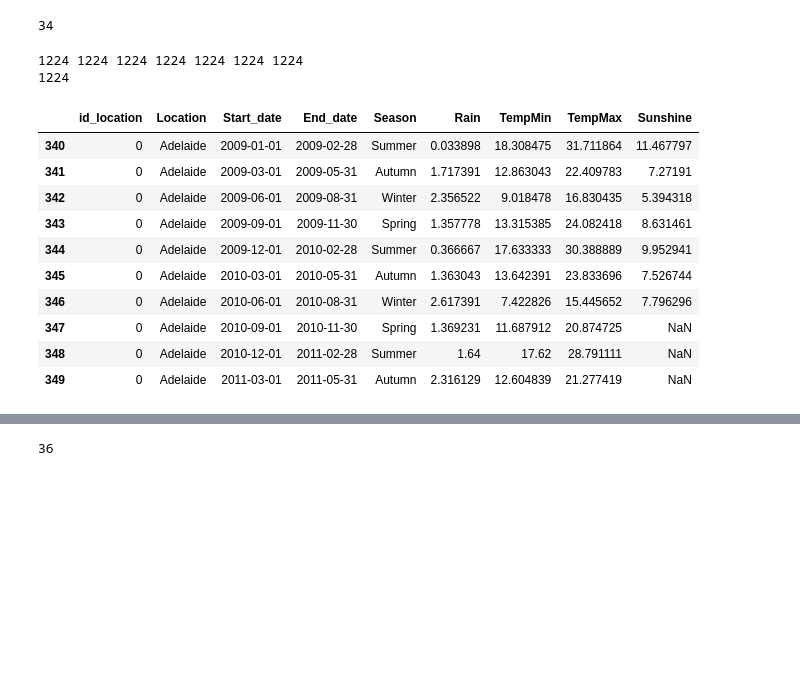
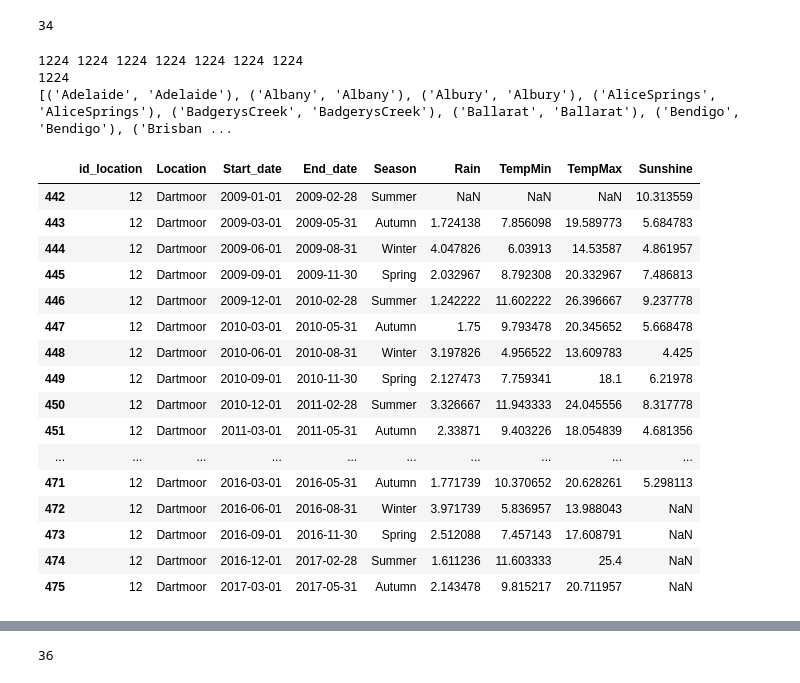
Before and after one commit to SnewZz/INFO-Y528-Info_vis_project, a Jupyter notebook: Preprocessing/project.ipynb, the cells around one changed output, grey strips where cells are left out. Saved outputs shown, nothing was run; the diff lists cells and outputs as text; code cells hidden in the pictures; blank space fills up the shorter version.

```diff
--- a/Preprocessing/project.ipynb
+++ b/Preprocessing/project.ipynb
@@ -505,6 +519,7 @@ for i in range(98):
 
 data = {'Location':cities,'Start_date':starts, 'End_date':ends,'Rain': rains, 'TempMin': t_min,'TempMax': t_max,'Sunshine':sunshine}
 df8_1 = pd.DataFrame(data)
+df8_1= df8_1.sort_values(by=['Location','Start_date'],ascending=True)
 
 for index,index_1 in zip(df8_1.index,df_Nan_alt.index):
     #print(index,df_Nan.loc[index_1,'NonNaN_Sunshine'])
@@ -658,27 +673,34 @@ for i in range(36):
 
 data = {'Location':cities,'Start_date':starts, 'End_date':ends, 'Season':seasons,'Rain': rains, 'TempMin': t_min,'TempMax': t_max,'Sunshine':sunshine}
 df8 = pd.DataFrame(data)
+df8 = df8.sort_values(by=['Location','Start_date'],ascending=True)
+
+c = []
+for index,index_1 in zip(df8.index,df_Nan.index):
+    if (df8.loc[index,'Location'],df_Nan.loc[index_1,'Location']) not in c:
+        c.append((df8.loc[index,'Location'],df_Nan.loc[index_1,'Location']))
+print(c)
 
 for index,index_1 in zip(df8.index,df_Nan.index):
     #print(index,df_Nan.loc[index_1,'NonNaN_Sunshine'])
     #print(df_Nan.loc[index_1,'NonNaN_t_min'])
-    if index == 0:
-        if df_Nan.loc[0,'NonNaN_Sunshine']/59 >= 0.5:
-            df8.loc[0,'Sunshine'] = df8.loc[0,'Sunshine']/df_Nan.loc[0,'NonNaN_Sunshine']
-        if df_Nan.loc[0,'NonNaN_Sunshine']/59 < 0.5:
-            df8.loc[0,'Sunshine'] = "NaN"
-        if df_Nan.loc[0,'NonNaN_rainfall']/59 >= 0.5:
-            df8.loc[0,'Rain'] = df8.loc[0,'Rain']/df_Nan.loc[0,'NonNaN_rainfall']
-        if df_Nan.loc[0,'NonNaN_rainfall']/59 < 0.5:
-            df8.loc[0,'Rain'] = "NaN"
-        if df_Nan.loc[0,'NonNaN_t_min']/59 >= 0.5:
-            df8.loc[0,'TempMin'] = df8.loc[0,'TempMin']/df_Nan.loc[0,'NonNaN_t_min']
-        if df_Nan.loc[0,'NonNaN_t_min']/59 < 0.5:
-            df8.loc[0,'TempMin'] = "NaN"
-        if df_Nan.loc[0,'NonNaN_t_max']/59 >= 0.5:
-            df8.loc[0,'TempMax'] = df8.loc[0,'TempMax']/df_Nan.loc[0,'NonNaN_t_max']
-        if df_Nan.loc[0,'NonNaN_t_max']/59 < 0.5:
-            df8.loc[0,'TempMax'] = "NaN"
+    if df8.loc[index,'Start_date'][:4] == "2009" and df8.loc[index,'Start_date'][5:7] == "01":
+        if df_Nan.loc[index_1,'NonNaN_Sunshine']/59 >= 0.5:
+            df8.loc[index,'Sunshine'] = df8.loc[index,'Sunshine']/df_Nan.loc[index_1,'NonNaN_Sunshine']
+        if df_Nan.loc[index_1,'NonNaN_Sunshine']/59 < 0.5:
+            df8.loc[index,'Sunshine'] = "NaN"
+        if df_Nan.loc[index_1,'NonNaN_rainfall']/59 >= 0.5:
+            df8.loc[index,'Rain'] = df8.loc[index,'Rain']/df_Nan.loc[index_1,'NonNaN_rainfall']
+        if df_Nan.loc[index_1,'NonNaN_rainfall']/59 < 0.5:
+            df8.loc[index,'Rain'] = "NaN"
+        if df_Nan.loc[index_1,'NonNaN_t_min']/59 >= 0.5:
+            df8.loc[index,'TempMin'] = df8.loc[index,'TempMin']/df_Nan.loc[index_1,'NonNaN_t_min']
+        if df_Nan.loc[index_1,'NonNaN_t_min']/59 < 0.5:
+            df8.loc[index,'TempMin'] = "NaN"
+        if df_Nan.loc[index_1,'NonNaN_t_max']/59 >= 0.5:
+            df8.loc[index,'TempMax'] = df8.loc[index,'TempMax']/df_Nan.loc[index_1,'NonNaN_t_max']
+        if df_Nan.loc[index_1,'NonNaN_t_max']/59 < 0.5:
+            df8.loc[index,'TempMax'] = "NaN"
     elif df8.loc[index,'Season'] == "Summer" and ((df8.loc[index,'Start_date'])[:4] == "2012" or (df8.loc[index,'Start_date'])[:4] == "2016"):
         if df_Nan.loc[index_1,'NonNaN_Sunshine']/91 >= 0.5:
             df8.loc[index,'Sunshine'] = df8.loc[index,'Sunshine']/df_Nan.loc[index_1,'NonNaN_Sunshine']
@@ -761,46 +783,54 @@ for index,index_1 in zip(df8.index,df_Nan.index):
         if df_Nan.loc[index_1,'NonNaN_t_min']/92 < 0.5:
             df8.loc[index,'TempMin'] = "NaN"
         if df_Nan.loc[index_1,'NonNaN_t_max']/92 >= 0.5:
             df8.loc[index,'TempMax'] = df8.loc[index,'TempMax']/df_Nan.loc[index_1,'NonNaN_t_max']
         if df_Nan.loc[index_1,'NonNaN_t_max']/92 < 0.5:
             df8.loc[index,'TempMax'] = "NaN"
     elif df8.loc[index,'Season'] == "Spring":
         if df_Nan.loc[index_1,'NonNaN_Sunshine']/91 >= 0.5:
             df8.loc[index,'Sunshine'] = df8.loc[index,'Sunshine']/df_Nan.loc[index_1,'NonNaN_Sunshine']
         if df_Nan.loc[index_1,'NonNaN_Sunshine']/91 < 0.5:
             df8.loc[index,'Sunshine'] = "NaN"
         if df_Nan.loc[index_1,'NonNaN_rainfall']/91 >= 0.5:
             df8.loc[index,'Rain'] = df8.loc[index,'Rain']/df_Nan.loc[index_1,'NonNaN_rainfall']
         if df_Nan.loc[index_1,'NonNaN_rainfall']/91 < 0.5:
             df8.loc[index,'Rain'] = "NaN"
         if df_Nan.loc[index_1,'NonNaN_t_min']/91 >= 0.5:
             df8.loc[index,'TempMin'] = df8.loc[index,'TempMin']/df_Nan.loc[index_1,'NonNaN_t_min']
         if df_Nan.loc[index_1,'NonNaN_t_min']/91 < 0.5:
             df8.loc[index,'TempMin'] = "NaN"
         if df_Nan.loc[index_1,'NonNaN_t_max']/91 >= 0.5:
             df8.loc[index,'TempMax'] = df8.loc[index,'TempMax']/df_Nan.loc[index_1,'NonNaN_t_max']
         if df_Nan.loc[index_1,'NonNaN_t_max']/91 < 0.5:
             df8.loc[index,'TempMax'] = "NaN"
 
-df8 = df8.sort_values(by=['Location','Start_date'],ascending=True)
+
 
 df8.insert(0,'id_location',ids)
-
-df8.head(10)
+df8
+df8.loc[df8['Location']=="Dartmoor"]
+#df8[df8.loc['Season']=='Summer']
 # %% [output]
 1224 1224 1224 1224 1224 1224 1224
 1224
+[('Adelaide', 'Adelaide'), ('Albany', 'Albany'), ('Albury', 'Albury'), ('AliceSprings', 'AliceSprings'), ('BadgerysCreek', 'BadgerysCreek'), ('Ballarat', 'Ballarat'), ('Bendigo', 'Bendigo'), ('Brisban ...
 |  | id_location | Location | Start_date | End_date | Season | Rain | TempMin | TempMax | Sunshine |
-| 340 | 0 | Adelaide | 2009-01-01 | 2009-02-28 | Summer | 0.033898 | 18.308475 | 31.711864 | 11.467797 |
-| 341 | 0 | Adelaide | 2009-03-01 | 2009-05-31 | Autumn | 1.717391 | 12.863043 | 22.409783 | 7.27191 |
-| 342 | 0 | Adelaide | 2009-06-01 | 2009-08-31 | Winter | 2.356522 | 9.018478 | 16.830435 | 5.394318 |
-| 343 | 0 | Adelaide | 2009-09-01 | 2009-11-30 | Spring | 1.357778 | 13.315385 | 24.082418 | 8.631461 |
-| 344 | 0 | Adelaide | 2009-12-01 | 2010-02-28 | Summer | 0.366667 | 17.633333 | 30.388889 | 9.952941 |
-| 345 | 0 | Adelaide | 2010-03-01 | 2010-05-31 | Autumn | 1.363043 | 13.642391 | 23.833696 | 7.526744 |
-| 346 | 0 | Adelaide | 2010-06-01 | 2010-08-31 | Winter | 2.617391 | 7.422826 | 15.445652 | 7.796296 |
-| 347 | 0 | Adelaide | 2010-09-01 | 2010-11-30 | Spring | 1.369231 | 11.687912 | 20.874725 | NaN |
-| 348 | 0 | Adelaide | 2010-12-01 | 2011-02-28 | Summer | 1.64 | 17.62 | 28.791111 | NaN |
-| 349 | 0 | Adelaide | 2011-03-01 | 2011-05-31 | Autumn | 2.316129 | 12.604839 | 21.277419 | NaN |
+| 442 | 12 | Dartmoor | 2009-01-01 | 2009-02-28 | Summer | NaN | NaN | NaN | 10.313559 |
+| 443 | 12 | Dartmoor | 2009-03-01 | 2009-05-31 | Autumn | 1.724138 | 7.856098 | 19.589773 | 5.684783 |
+| 444 | 12 | Dartmoor | 2009-06-01 | 2009-08-31 | Winter | 4.047826 | 6.03913 | 14.53587 | 4.861957 |
+| 445 | 12 | Dartmoor | 2009-09-01 | 2009-11-30 | Spring | 2.032967 | 8.792308 | 20.332967 | 7.486813 |
+| 446 | 12 | Dartmoor | 2009-12-01 | 2010-02-28 | Summer | 1.242222 | 11.602222 | 26.396667 | 9.237778 |
+| 447 | 12 | Dartmoor | 2010-03-01 | 2010-05-31 | Autumn | 1.75 | 9.793478 | 20.345652 | 5.668478 |
+| 448 | 12 | Dartmoor | 2010-06-01 | 2010-08-31 | Winter | 3.197826 | 4.956522 | 13.609783 | 4.425 |
+| 449 | 12 | Dartmoor | 2010-09-01 | 2010-11-30 | Spring | 2.127473 | 7.759341 | 18.1 | 6.21978 |
+| 450 | 12 | Dartmoor | 2010-12-01 | 2011-02-28 | Summer | 3.326667 | 11.943333 | 24.045556 | 8.317778 |
+| 451 | 12 | Dartmoor | 2011-03-01 | 2011-05-31 | Autumn | 2.33871 | 9.403226 | 18.054839 | 4.681356 |
+| ... | ... | ... | ... | ... | ... | ... | ... | ... | ... |
+| 471 | 12 | Dartmoor | 2016-03-01 | 2016-05-31 | Autumn | 1.771739 | 10.370652 | 20.628261 | 5.298113 |
+| 472 | 12 | Dartmoor | 2016-06-01 | 2016-08-31 | Winter | 3.971739 | 5.836957 | 13.988043 | NaN |
+| 473 | 12 | Dartmoor | 2016-09-01 | 2016-11-30 | Spring | 2.512088 | 7.457143 | 17.608791 | NaN |
+| 474 | 12 | Dartmoor | 2016-12-01 | 2017-02-28 | Summer | 1.611236 | 11.603333 | 25.4 | NaN |
+| 475 | 12 | Dartmoor | 2017-03-01 | 2017-05-31 | Autumn | 2.143478 | 9.815217 | 20.711957 | NaN |
 # %%
 # Create a csv file with the data for the interractive map.
 #val = df8.to_csv("Datamap.csv")
```
Also changed, not shown: parts of 7 cells of this notebook, 15 other files.
